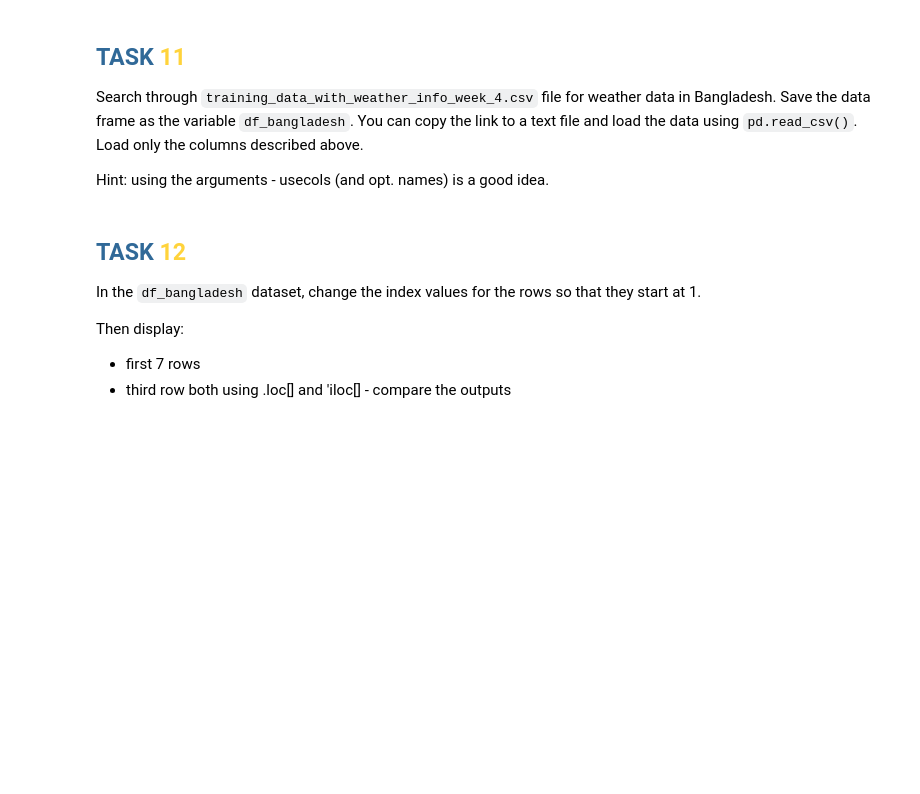
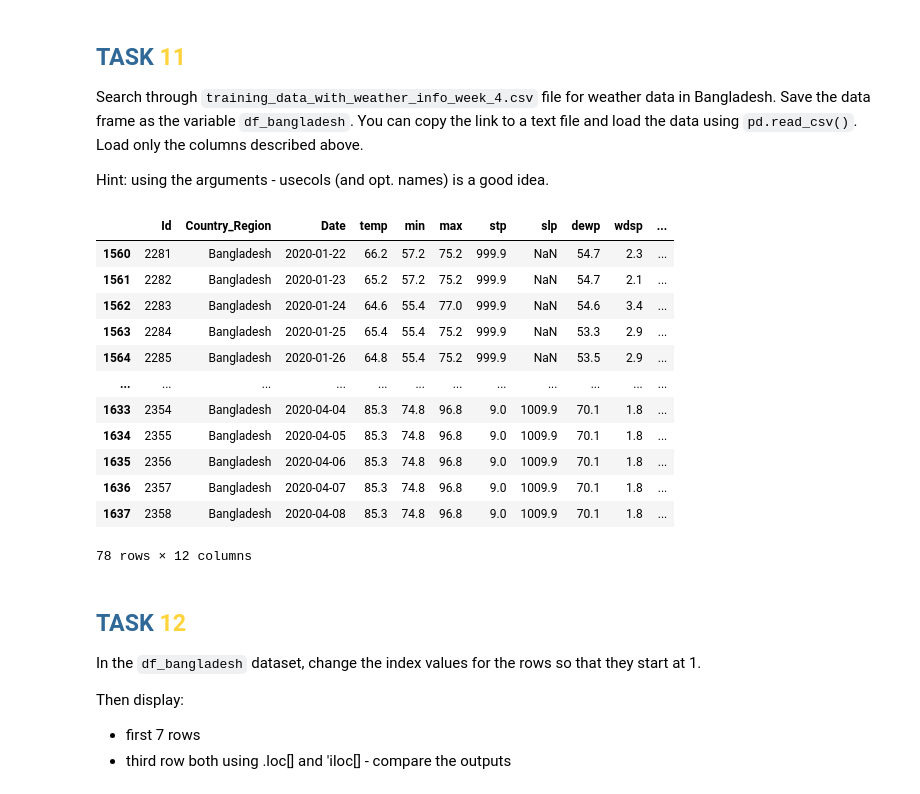
Before and after one commit to Cejs007/PythonDSCZ9, a Jupyter notebook: Copy_of_6_Python_in_Data_Science.ipynb, the cells around one changed output. Saved outputs shown, nothing was run; the diff lists cells and outputs as text; code cells hidden in the pictures; blank space fills up the shorter version.

```diff
--- a/Copy_of_6_Python_in_Data_Science.ipynb
+++ b/Copy_of_6_Python_in_Data_Science.ipynb
@@ -1813,6 +2133,23 @@ df.head()
 Search through `training_data_with_weather_info_week_4.csv` file for weather data in Bangladesh. Save the data frame as the variable `df_bangladesh`. You can copy the link to a text file and load the data using `pd.read_csv()`. Load only the columns described above.
 
 Hint: using the arguments - usecols (and opt. names) is a good idea.
+# %%
+df_bangladesh = df[df["Country_Region"] == "Bangladesh"]
+df_bangladesh
+# %% [output]
+|  | Id | Country_Region | Date | temp | min | max | stp | slp | dewp | wdsp | ... |
+| 1560 | 2281 | Bangladesh | 2020-01-22 | 66.2 | 57.2 | 75.2 | 999.9 | NaN | 54.7 | 2.3 | ... |
+| 1561 | 2282 | Bangladesh | 2020-01-23 | 65.2 | 57.2 | 75.2 | 999.9 | NaN | 54.7 | 2.1 | ... |
+| 1562 | 2283 | Bangladesh | 2020-01-24 | 64.6 | 55.4 | 77.0 | 999.9 | NaN | 54.6 | 3.4 | ... |
+| 1563 | 2284 | Bangladesh | 2020-01-25 | 65.4 | 55.4 | 75.2 | 999.9 | NaN | 53.3 | 2.9 | ... |
+| 1564 | 2285 | Bangladesh | 2020-01-26 | 64.8 | 55.4 | 75.2 | 999.9 | NaN | 53.5 | 2.9 | ... |
+| ... | ... | ... | ... | ... | ... | ... | ... | ... | ... | ... | ... |
+| 1633 | 2354 | Bangladesh | 2020-04-04 | 85.3 | 74.8 | 96.8 | 9.0 | 1009.9 | 70.1 | 1.8 | ... |
+| 1634 | 2355 | Bangladesh | 2020-04-05 | 85.3 | 74.8 | 96.8 | 9.0 | 1009.9 | 70.1 | 1.8 | ... |
+| 1635 | 2356 | Bangladesh | 2020-04-06 | 85.3 | 74.8 | 96.8 | 9.0 | 1009.9 | 70.1 | 1.8 | ... |
+| 1636 | 2357 | Bangladesh | 2020-04-07 | 85.3 | 74.8 | 96.8 | 9.0 | 1009.9 | 70.1 | 1.8 | ... |
+| 1637 | 2358 | Bangladesh | 2020-04-08 | 85.3 | 74.8 | 96.8 | 9.0 | 1009.9 | 70.1 | 1.8 | ... |
+78 rows × 12 columns
 # %% [markdown]
 ## **<font color='#306998'>TASK </font><font color='#ffd33b'>12</font>**
 
```
Also changed, not shown: parts of 98 cells of this notebook.
